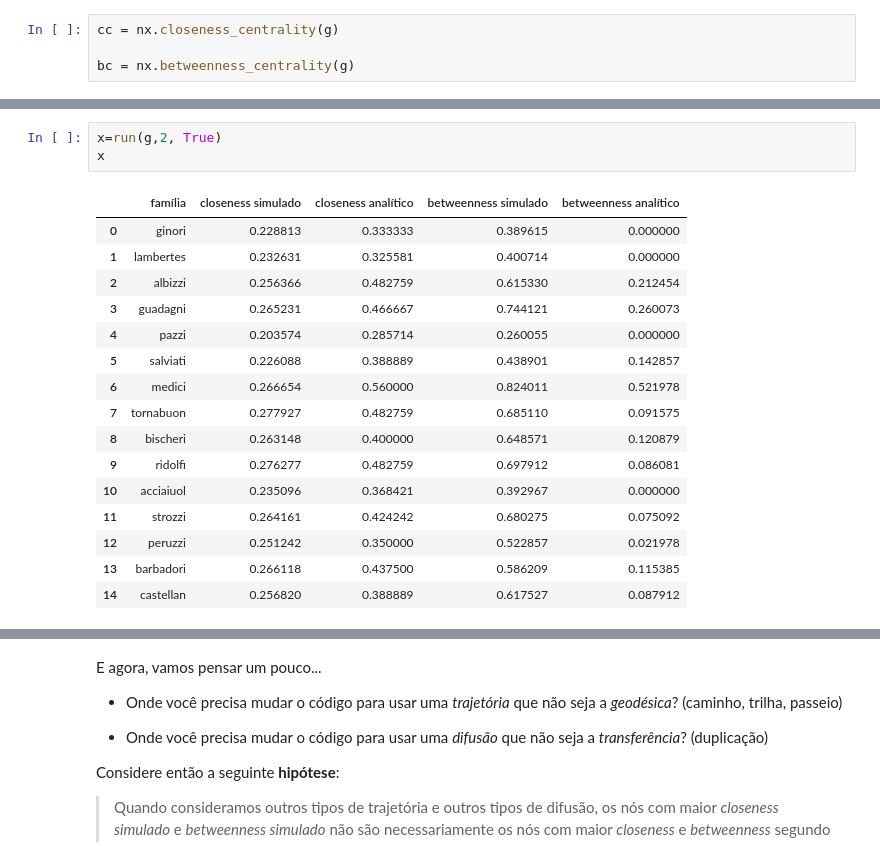
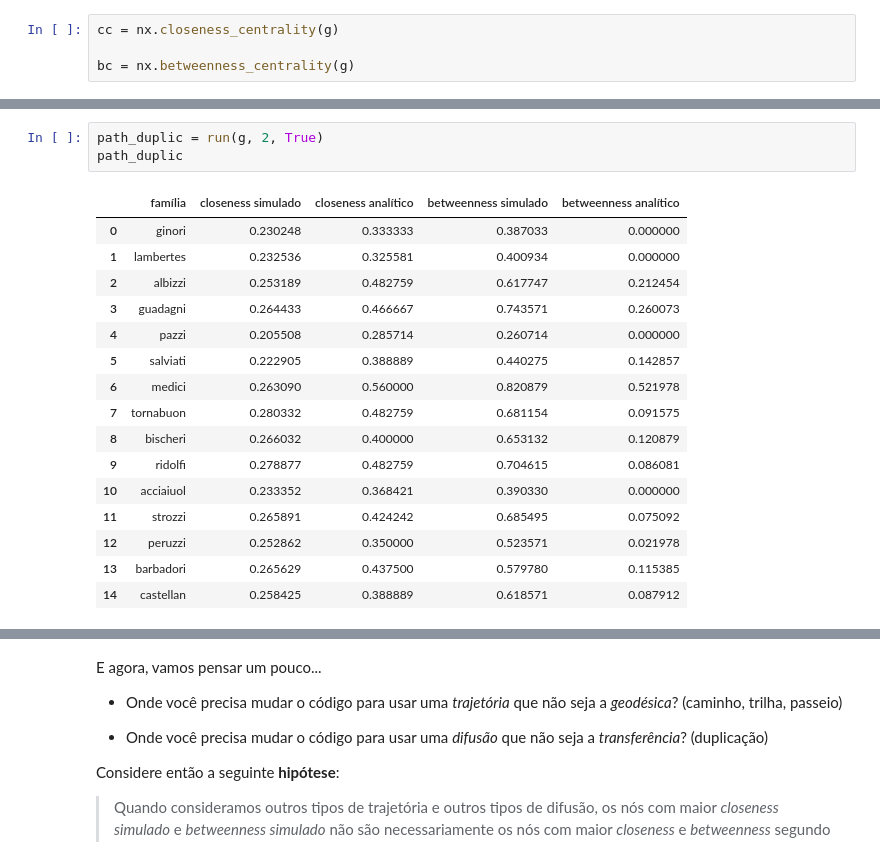
Before and after one commit to eduardotp1/redesoc-2018, a Jupyter notebook: Encontro13/Encontro13.ipynb, the cells around one changed output, grey strips where cells are left out. Saved outputs shown, nothing was run; the diff lists cells and outputs as text.

```diff
--- a/Encontro13/Encontro13.ipynb
+++ b/Encontro13/Encontro13.ipynb
@@ -245,20 +275,20 @@ x
 # %%
-x=run(g,2, True)
-x
+path_duplic = run(g, 2, True)
+path_duplic
 # %% [output]
 |  | família | closeness simulado | closeness analítico | betweenness simulado | betweenness analítico |
-| 0 | ginori | 0.228813 | 0.333333 | 0.389615 | 0.000000 |
-| 1 | lambertes | 0.232631 | 0.325581 | 0.400714 | 0.000000 |
-| 2 | albizzi | 0.256366 | 0.482759 | 0.615330 | 0.212454 |
-| 3 | guadagni | 0.265231 | 0.466667 | 0.744121 | 0.260073 |
-| 4 | pazzi | 0.203574 | 0.285714 | 0.260055 | 0.000000 |
-| 5 | salviati | 0.226088 | 0.388889 | 0.438901 | 0.142857 |
-| 6 | medici | 0.266654 | 0.560000 | 0.824011 | 0.521978 |
-| 7 | tornabuon | 0.277927 | 0.482759 | 0.685110 | 0.091575 |
-| 8 | bischeri | 0.263148 | 0.400000 | 0.648571 | 0.120879 |
-| 9 | ridolfi | 0.276277 | 0.482759 | 0.697912 | 0.086081 |
-| 10 | acciaiuol | 0.235096 | 0.368421 | 0.392967 | 0.000000 |
-| 11 | strozzi | 0.264161 | 0.424242 | 0.680275 | 0.075092 |
-| 12 | peruzzi | 0.251242 | 0.350000 | 0.522857 | 0.021978 |
-| 13 | barbadori | 0.266118 | 0.437500 | 0.586209 | 0.115385 |
-| 14 | castellan | 0.256820 | 0.388889 | 0.617527 | 0.087912 |
+| 0 | ginori | 0.230248 | 0.333333 | 0.387033 | 0.000000 |
+| 1 | lambertes | 0.232536 | 0.325581 | 0.400934 | 0.000000 |
+| 2 | albizzi | 0.253189 | 0.482759 | 0.617747 | 0.212454 |
+| 3 | guadagni | 0.264433 | 0.466667 | 0.743571 | 0.260073 |
+| 4 | pazzi | 0.205508 | 0.285714 | 0.260714 | 0.000000 |
+| 5 | salviati | 0.222905 | 0.388889 | 0.440275 | 0.142857 |
+| 6 | medici | 0.263090 | 0.560000 | 0.820879 | 0.521978 |
+| 7 | tornabuon | 0.280332 | 0.482759 | 0.681154 | 0.091575 |
+| 8 | bischeri | 0.266032 | 0.400000 | 0.653132 | 0.120879 |
+| 9 | ridolfi | 0.278877 | 0.482759 | 0.704615 | 0.086081 |
+| 10 | acciaiuol | 0.233352 | 0.368421 | 0.390330 | 0.000000 |
+| 11 | strozzi | 0.265891 | 0.424242 | 0.685495 | 0.075092 |
+| 12 | peruzzi | 0.252862 | 0.350000 | 0.523571 | 0.021978 |
+| 13 | barbadori | 0.265629 | 0.437500 | 0.579780 | 0.115385 |
+| 14 | castellan | 0.258425 | 0.388889 | 0.618571 | 0.087912 |
```
Also changed, not shown: parts of 23 cells of this notebook, 2 other files.
